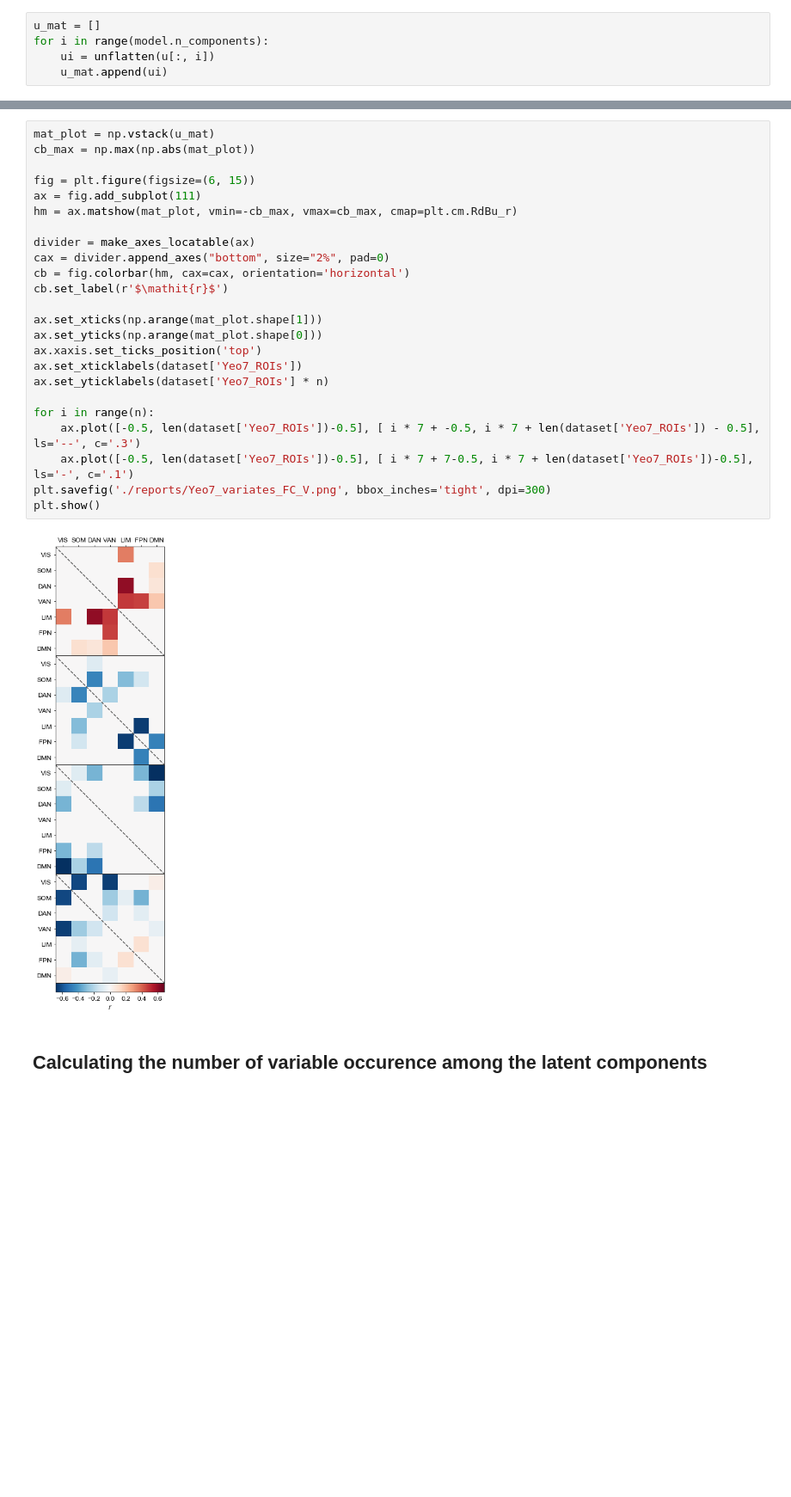
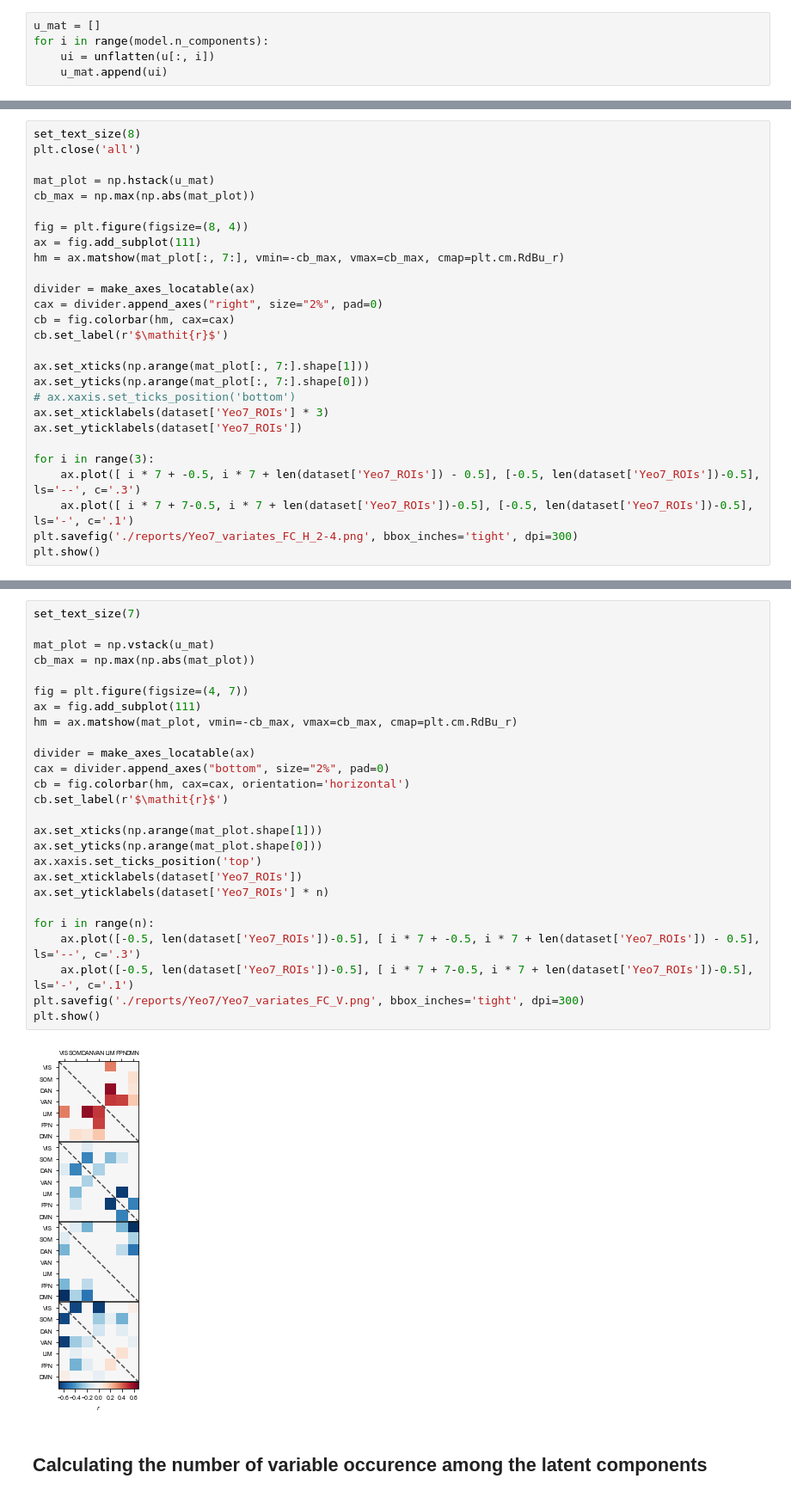
Before and after one commit to htwangtw/patterns-of-thought, a Jupyter notebook: notebooks/4.0-Ploting.ipynb, the cells around one changed output, grey strips where cells are left out. Shown at 86% size. Saved outputs shown, nothing was run; the diff lists cells and outputs as text; blank space fills up the shorter version.

Commit message:
new figures

```diff
--- a/notebooks/4.0-Ploting.ipynb
+++ b/notebooks/4.0-Ploting.ipynb
@@ -76,0 +77,27 @@ plt.show()
+# %%
+set_text_size(8)
+plt.close('all')
+
+mat_plot = np.hstack(u_mat)
+cb_max = np.max(np.abs(mat_plot))
+
+fig = plt.figure(figsize=(8, 4))
+ax = fig.add_subplot(111)
+hm = ax.matshow(mat_plot[:, 7:], vmin=-cb_max, vmax=cb_max, cmap=plt.cm.RdBu_r)
+
+divider = make_axes_locatable(ax)
+cax = divider.append_axes("right", size="2%", pad=0)
+cb = fig.colorbar(hm, cax=cax)
+cb.set_label(r'$\mathit{r}$')
+
+ax.set_xticks(np.arange(mat_plot[:, 7:].shape[1]))
+ax.set_yticks(np.arange(mat_plot[:, 7:].shape[0]))
+# ax.xaxis.set_ticks_position('bottom')
+ax.set_xticklabels(dataset['Yeo7_ROIs'] * 3)
+ax.set_yticklabels(dataset['Yeo7_ROIs'])
+
+for i in range(3):
+    ax.plot([ i * 7 + -0.5, i * 7 + len(dataset['Yeo7_ROIs']) - 0.5], [-0.5, len(dataset['Yeo7_ROIs'])-0.5], ls='--', c='.3')
+    ax.plot([ i * 7 + 7-0.5, i * 7 + len(dataset['Yeo7_ROIs'])-0.5], [-0.5, len(dataset['Yeo7_ROIs'])-0.5], ls='-', c='.1')
+plt.savefig('./reports/Yeo7_variates_FC_H_2-4.png', bbox_inches='tight', dpi=300)
+plt.show()
@@ -77,29 +106,31 @@ plt.show()
 # %%
+set_text_size(7)
+
 mat_plot = np.vstack(u_mat)
 cb_max = np.max(np.abs(mat_plot))
 
-fig = plt.figure(figsize=(6, 15))
+fig = plt.figure(figsize=(4, 7))
 ax = fig.add_subplot(111)
 hm = ax.matshow(mat_plot, vmin=-cb_max, vmax=cb_max, cmap=plt.cm.RdBu_r)
 
 divider = make_axes_locatable(ax)
 cax = divider.append_axes("bottom", size="2%", pad=0)
 cb = fig.colorbar(hm, cax=cax, orientation='horizontal')
 cb.set_label(r'$\mathit{r}$')
 
 ax.set_xticks(np.arange(mat_plot.shape[1]))
 ax.set_yticks(np.arange(mat_plot.shape[0]))
 ax.xaxis.set_ticks_position('top')
 ax.set_xticklabels(dataset['Yeo7_ROIs'])
 ax.set_yticklabels(dataset['Yeo7_ROIs'] * n)
 
 for i in range(n):
     ax.plot([-0.5, len(dataset['Yeo7_ROIs'])-0.5], [ i * 7 + -0.5, i * 7 + len(dataset['Yeo7_ROIs']) - 0.5], ls='--', c='.3')
     ax.plot([-0.5, len(dataset['Yeo7_ROIs'])-0.5], [ i * 7 + 7-0.5, i * 7 + len(dataset['Yeo7_ROIs'])-0.5], ls='-', c='.1')
-plt.savefig('./reports/Yeo7_variates_FC_V.png', bbox_inches='tight', dpi=300)
+plt.savefig('./reports/Yeo7/Yeo7_variates_FC_V.png', bbox_inches='tight', dpi=300)
 plt.show()
 # %% [output]
-[figure, old version]
+[figure, new version]
 # %% [markdown]
 ## Calculating the number of variable occurence among the latent components
 # %%
```
Also changed, not shown: parts of 18 cells of this notebook, 26 other files.
